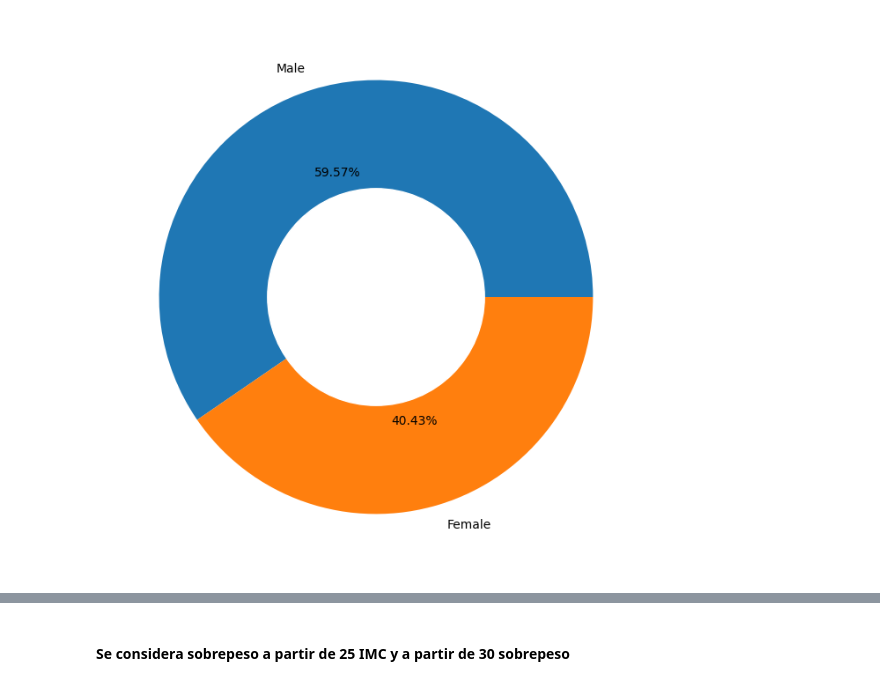
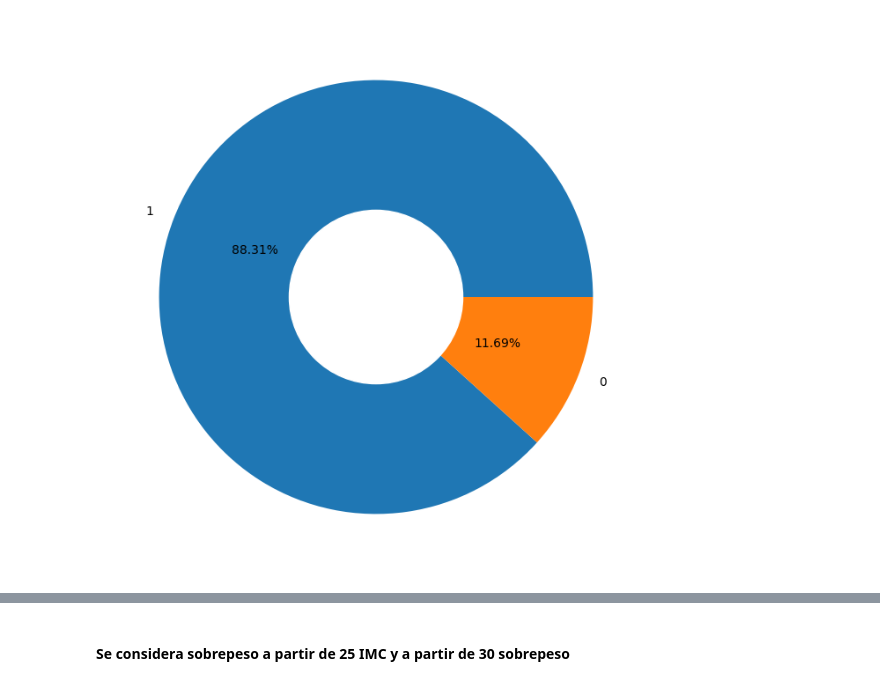
Before and after one commit to gadeso/EDA_BrainStroke, a Jupyter notebook: EDA/visualizaciones.ipynb, the cells around one changed output, grey strips where cells are left out. Saved outputs shown, nothing was run; the diff lists cells and outputs as text; code cells hidden in the pictures.

```diff
--- a/EDA/visualizaciones.ipynb
+++ b/EDA/visualizaciones.ipynb
@@ -6,5 +12,10 @@ import numpy as np
 # %%
 df_brainstroke = pd.read_csv("./data/brain_stroke.csv")
+# %%
+# Covertir los strings en números para poder contarlos
+labelencoder = LabelEncoder()
+for column in df_brainstroke.select_dtypes(include=['object']).columns:
+    df_brainstroke[column] = labelencoder.fit_transform(df_brainstroke[column])
 # %%
 # Primero busco los pacientes que han sufrido de ACVs y los que no
 stroke = df_brainstroke[df_brainstroke['stroke'] == 1]
@@ -37,0 +220,22 @@ plt.show()
+# %%
+stroke['hypertension'] = stroke['hypertension'].replace({0: 'No', 1: 'Sí'})
+
+fig, ax = plt.subplots(figsize=(10, 6))
+countplot = sns.countplot(data=stroke, x='hypertension', hue='stroke', ax=ax)
+
+for patch in countplot.patches:
+    if patch.get_x() + patch.get_width() / 2 > 0.5:
+        patch.set_facecolor(naranja)
+
+# Quito las líneas del borde exterior del gráfico
+ax.spines['top'].set_visible(False)
+ax.spines['right'].set_visible(False)
+ax.spines['bottom'].set_visible(False)
+ax.spines['left'].set_visible(False)
+
+fig.patch.set_facecolor('#648CA7')
+
+plt.title('Relación entre Hipertensión y Accidente Cerebrovascular')
+plt.xlabel('Hipertensión')
+plt.ylabel('Cantidad de Pacientes')
+plt.show()
@@ -38,18 +324,18 @@ plt.show()
 # %%
-# Piechart de pacientes con ACV por género
-data = heart_disease["gender"].value_counts()
+# Piechart de pacientes con ACV por estatus marital
+data = stroke["ever_married"].value_counts()
 
 my_circle=plt.Circle( (0,0),
-                     0.5,
+                     0.4,
                      color='white')
 
 plt.figure(figsize=(8,8))
 
 plt.pie(data.values,
         labels=data.index,
         autopct='%1.2f%%');
 
 p=plt.gcf()
 p.gca().add_artist(my_circle);
 # %% [output]
-[figure, old version]
+[figure, new version]
```
Also changed, not shown: parts of 24 cells of this notebook, 14 other files.
